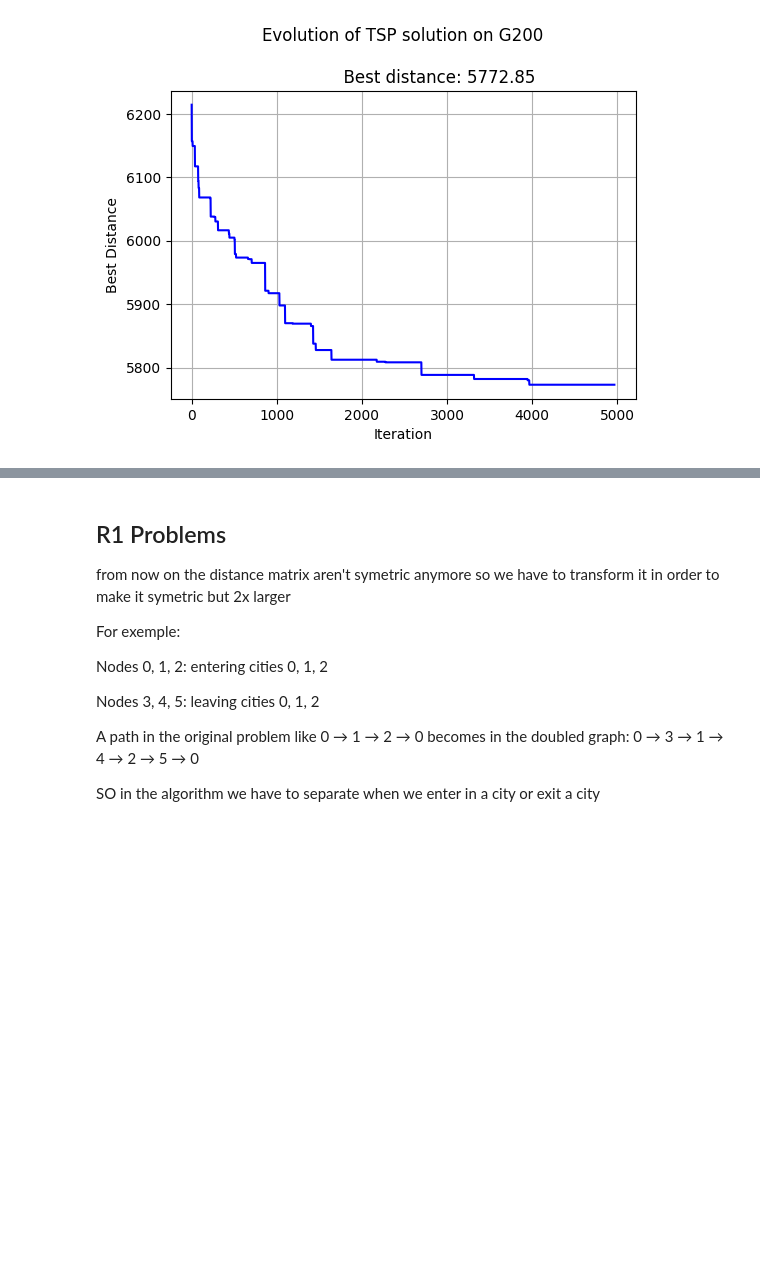
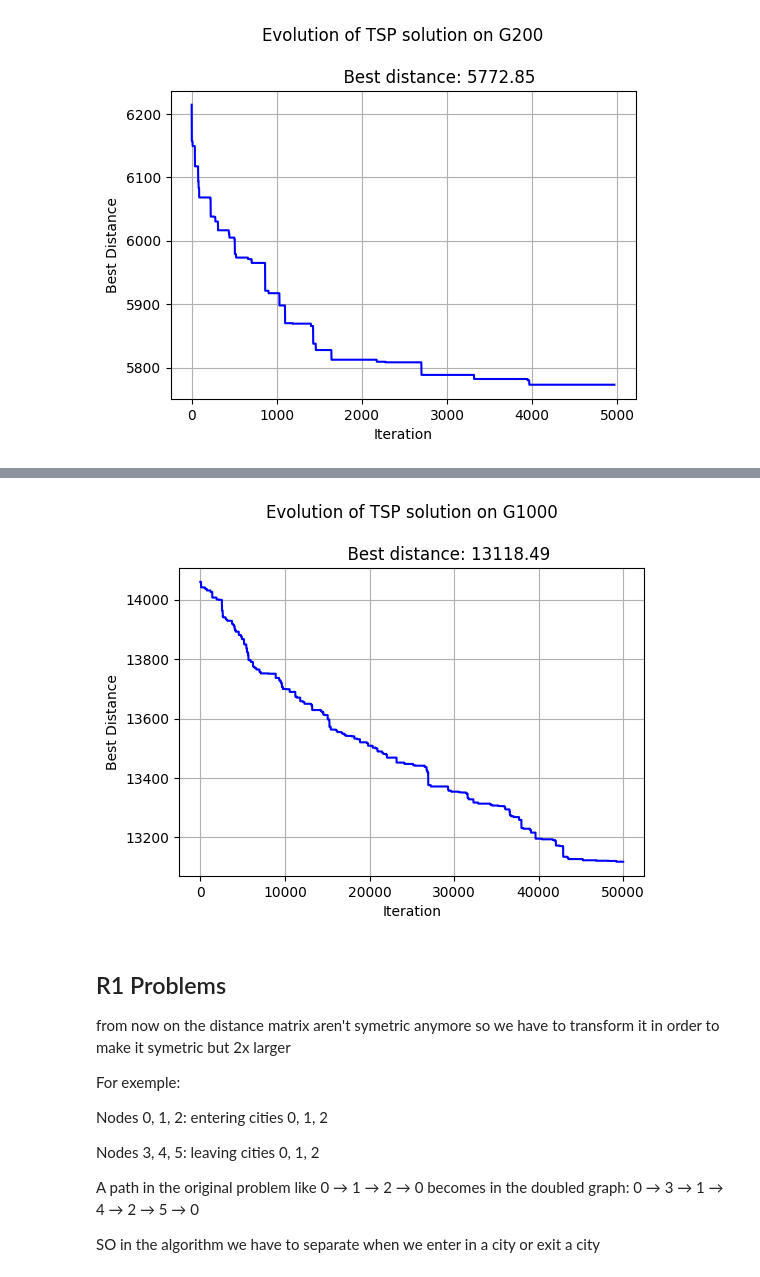
Before and after one commit to NiccoloAntonelliDziri/CI2025_lab2, a Jupyter notebook: final.ipynb, the cells around one changed output, grey strips where cells are left out. Saved outputs shown, nothing was run; the diff lists cells and outputs as text; code cells hidden in the pictures; blank space fills up the shorter version.

```diff
--- a/final.ipynb
+++ b/final.ipynb
@@ -448,10 +449,14 @@ KeyboardInterrupt:
 # %%
 path_g1000, dist_g1000, evolution_g1000 = evolutionAlgorithm(DM_G1000, lmbda=200, mu=20,
-                                                                          num_generations=10000, swap_function=swap2opt,
-                                                                          max_no_improvement=1000)
+                                                                          num_generations=50000, swap_function=swap2opt,
+                                                                          max_no_improvement=4000,
+                                                                        force_greedy_start=True)
 plotEvolution(evolution_g1000,
               title=f"""Evolution of TSP solution on G1000\n
               Best distance: {dist_g1000:.2f}""")
+# Best distance found: 17005.76
+# %% [output]
+[figure, added]
 # %% [markdown]
 ## R1 Problems
 
```
Also changed, not shown: parts of 2 cells of this notebook, 1 other file.
